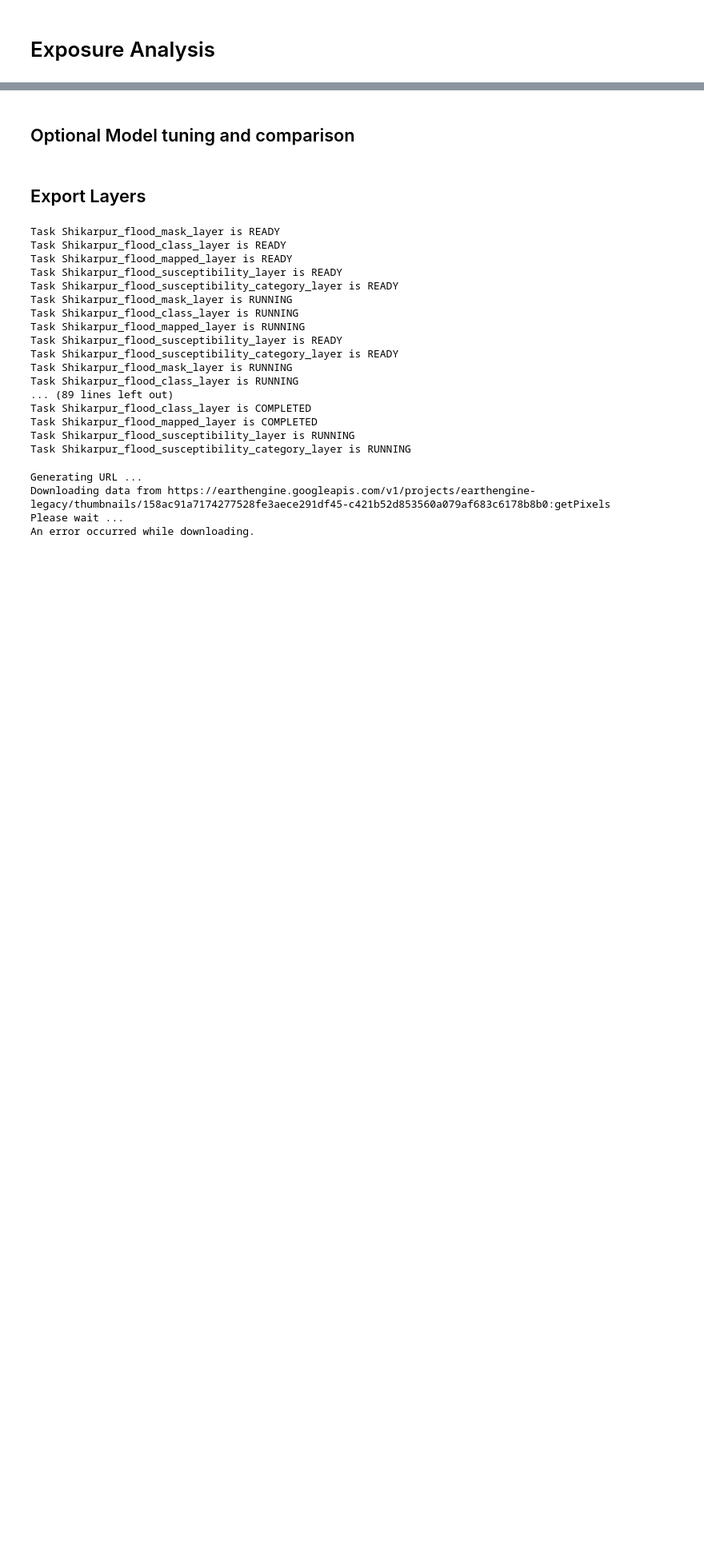
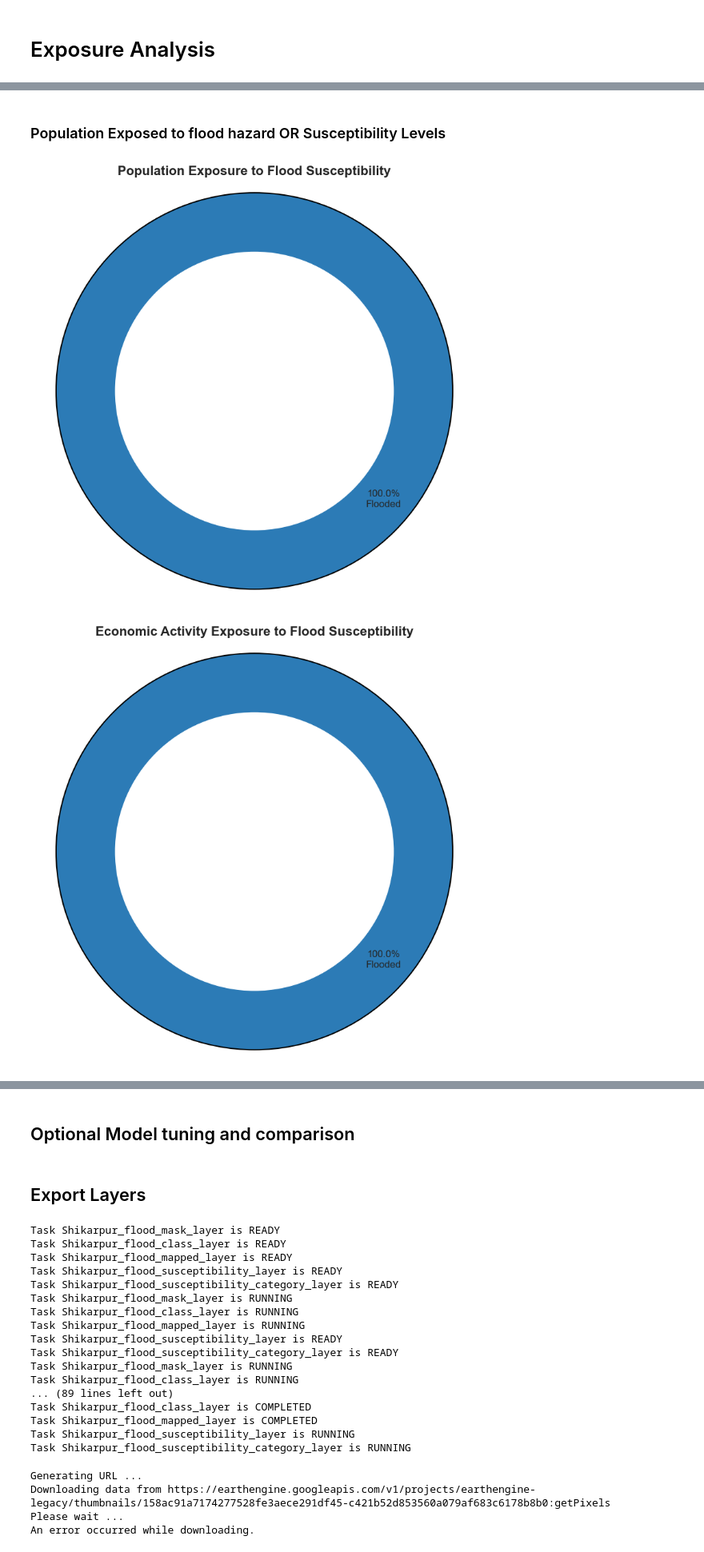
Before and after one commit to waleedgeo/FMSE, a Jupyter notebook: main.ipynb, the cells around one changed output, grey strips where cells are left out. Shown at 80% size. Saved outputs shown, nothing was run; the diff lists cells and outputs as text; code cells hidden in the pictures; blank space fills up the shorter version.

```diff
--- a/main.ipynb
+++ b/main.ipynb
@@ -59,29 +168,6 @@ aoi = ee.Geometry.Polygon([[[67.571411, 26.280487],
 #      [67.98392410136336, 25.42892423506662],
 #      [68.59778518534773, 25.42892423506662],
 #      [68.59778518534773, 26.049909335428502]]])
-# %%
-# CASE 1: Pakistan Floods 2022
-# inputs
-# Define the Area of Interest (aoi)
-
-name = 'shikarpur_test_2022'
-
-
-
-startDate = ee.Date('2022-03-01')
-endDate = ee.Date('2022-08-20')
-predays = 60
-postdays = 20
-
-# optional
-split = 0.9
-zvv_value = -3
-zvh_value = -3
-water_value = 75
-elev_value = 800
-slope_value = 10
-num_samples = 200
-under_estimate = False
 # %% [markdown]
 ## Flood layer Masking
 # %%
@@ -129,6 +215,15 @@ Done with flood mapping...
 # %%
 # Run susceptibility analysis example
 flood_susceptibility_prob = susceptibility_analysis(aoi, endDate, flood_binary, num_samples, split)
+sus_catagory = quantile_based_categorization(flood_susceptibility_prob, city_shp)
+
+
+flood_susceptibility_prob = flood_susceptibility_prob.clip(city_shp)
+flood_binary = flood_binary.clip(city_shp)
+sus_catagory = sus_catagory.clip(city_shp)
+
+
+
 print('Done with susceptibility analysis...')
 # %% [output]
 Done with preparing datasets for susceptibility analysis...
@@ -513,0 +530,16 @@ Passing `palette` without assigning `hue` is deprecated and will be removed in v
+# %% [markdown]
+### Population Exposed to flood hazard OR Susceptibility Levels
+# %%
+# Calculate exposure dataframe
+
+# unccomment below for exposure due to flood hazard calculation
+#exposure_df = calculate_exposure_df(flood_binary, aoi, flood_map=True)
+
+exposure_df = calculate_exposure_df(sus_catagory, aoi, flood_map=False, export=False)
+
+print(exposure_df)
+# %%
+visualize_exposure(exposure_df, export=False)
+# %% [output]
+[figure, added]
+[figure, added]
```
Also changed, not shown: parts of 22 cells of this notebook, 5 other files.
